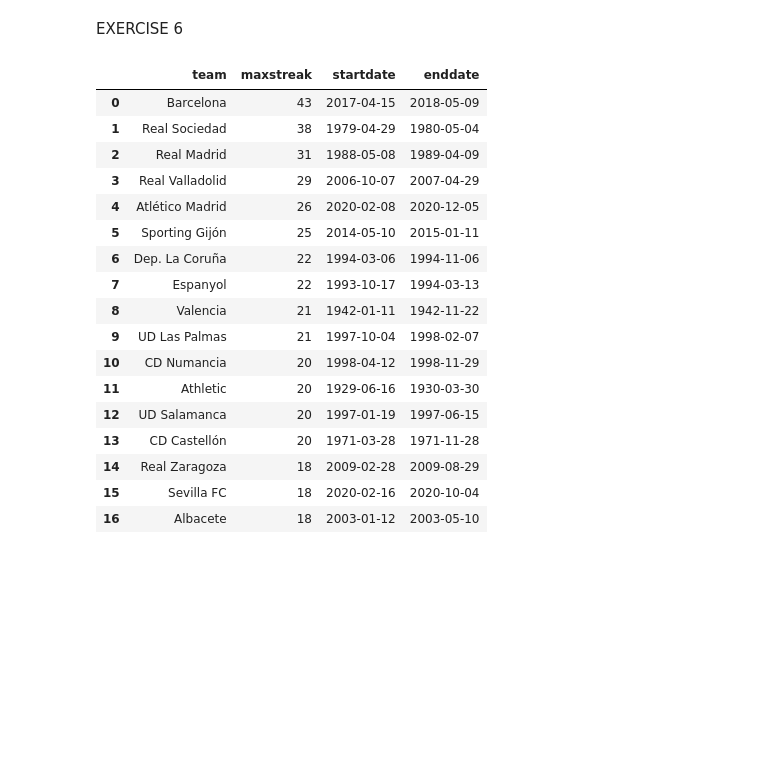
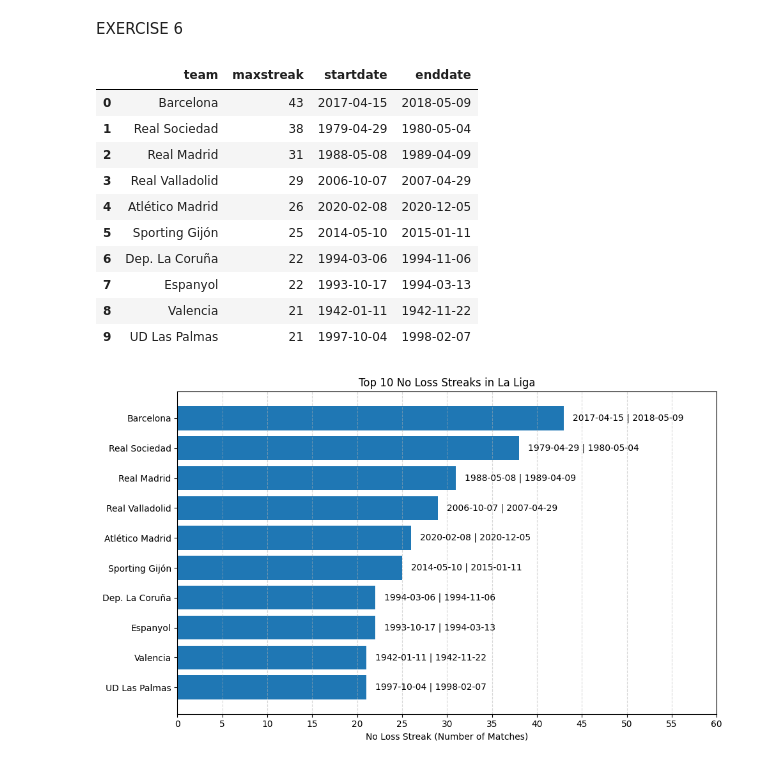
Before and after one commit to AbelBR1997/la-quiniela-abel, a Jupyter notebook: analysis/FinalData.ipynb, the cells around one changed output. Drawn from its saved outputs; the diff is of its cells as text; code cells hidden in the pictures; blank space fills up the shorter version.

```diff
--- a/analysis/FinalData.ipynb
+++ b/analysis/FinalData.ipynb
@@ -536,53 +536,65 @@ def datesandoutcomes(team, df):
     dates = dates.reset_index(drop=True)
     return dates
 
-#def maxstreakteam(team, df):
-#    df = datesandoutcomes(team, df)
-#    max_ones = df.groupby((df['outcome'] != df['outcome'].shift()).cumsum())['outcome'].sum().max()
-#    return max_ones
-
 def maxstreakteam(team, df):
     dates_df = datesandoutcomes(team, df)
-    #max_streak = dates_df.groupby((dates_df['outcome'] != dates_df['outcome'].shift()).cumsum())['outcome'].sum().max()
-    #max_streak_df = dates_df[dates_df['outcome'].eq(1)].groupby((dates_df['outcome'] != dates_df['outcome'].shift()).cumsum())['date'].agg(['first', 'last', 'count']).max()
     dates_df['group'] = (dates_df['outcome'] != dates_df['outcome'].shift()).cumsum()
     group_lengths = dates_df[dates_df['outcome'] == 1].groupby('group').size()
     max_length = group_lengths.max()
     max_group = group_lengths[group_lengths == max_length].index[0]
     dates_of_longest_streak = dates_df[dates_df['group'] == max_group]['date']
     finalproduct = [max_length, dates_of_longest_streak.iloc[0], dates_of_longest_streak.iloc[-1]]
     return finalproduct
 
 df_teams[['maxstreak', 'startdate', 'enddate']] = df_teams['team'].apply(lambda x: pd.Series(maxstreakteam(x, df_matches)))
 
-df_teams = df_teams.sort_values('maxstreak', ascending=False).head(17).reset_index(drop = True)
+df_teams = df_teams.sort_values('maxstreak', ascending=False).head(10).reset_index(drop = True)
 
 df_teams
 
 #df[(df['date'] >= pd.to_datetime('2021-05-22'))&(df['date'] <= pd.to_datetime('2021-08-29'))]
 #filtered_df = df.loc[(df['date'] >= start_date) & (df['date'] <= end_date) & ((df['home_team'] == 'Real Sociedad') | (df['away_team'] == 'Real Sociedad'))]
 #print(df_teams[df_teams['team'] == 'Real Sociedad'])
 #print(f"Longitud máxima de la racha: {max_length}")
 #print(f"Fechas de la racha más larga:\n{dates_of_longest_streak}")
 # %% [output]
 |  | team | maxstreak | startdate | enddate |
 | 0 | Barcelona | 43 | 2017-04-15 | 2018-05-09 |
 | 1 | Real Sociedad | 38 | 1979-04-29 | 1980-05-04 |
 | 2 | Real Madrid | 31 | 1988-05-08 | 1989-04-09 |
 | 3 | Real Valladolid | 29 | 2006-10-07 | 2007-04-29 |
 | 4 | Atlético Madrid | 26 | 2020-02-08 | 2020-12-05 |
 | 5 | Sporting Gijón | 25 | 2014-05-10 | 2015-01-11 |
 | 6 | Dep. La Coruña | 22 | 1994-03-06 | 1994-11-06 |
 | 7 | Espanyol | 22 | 1993-10-17 | 1994-03-13 |
 | 8 | Valencia | 21 | 1942-01-11 | 1942-11-22 |
 | 9 | UD Las Palmas | 21 | 1997-10-04 | 1998-02-07 |
-| 10 | CD Numancia | 20 | 1998-04-12 | 1998-11-29 |
-| 11 | Athletic | 20 | 1929-06-16 | 1930-03-30 |
-| 12 | UD Salamanca | 20 | 1997-01-19 | 1997-06-15 |
-| 13 | CD Castellón | 20 | 1971-03-28 | 1971-11-28 |
-| 14 | Real Zaragoza | 18 | 2009-02-28 | 2009-08-29 |
-| 15 | Sevilla FC | 18 | 2020-02-16 | 2020-10-04 |
-| 16 | Albacete | 18 | 2003-01-12 | 2003-05-10 |
+# %%
+fig, ax = plt.subplots(figsize=(10, 6))
+
+teams = df_teams['team'].tolist()
+y_pos = np.arange(len(teams))
+performance = df_teams['maxstreak'].tolist()
+initialdates = df_teams['startdate'].dt.date.tolist()
+finaldates = df_teams['enddate'].dt.date.tolist()
+
+bars = ax.barh(y_pos, performance, align='center')
+ax.set_yticks(y_pos, labels=teams)
+ax.invert_yaxis()
+ax.set_xlabel('No Loss Streak (Number of Matches)')
+ax.set_xticks(np.arange(0,61,5))
+ax.set_title('Top 10 No Loss Streaks in La Liga')
+
+for bar, initialdate, finaldate in zip(bars, initialdates, finaldates):
+    ax.text(bar.get_width()+1, bar.get_y() + bar.get_height()/2, f'{initialdate} | {finaldate}', va='center')
+
+
+ax.grid(axis='x', linestyle='--', alpha=0.5)
+
+plt.tight_layout()  # Adjust layout to prevent clipping of labels
+plt.show()
+# %% [output]
+[figure, added]
 # %%
 cursor.close()
 sqliteConnection.close()
```
